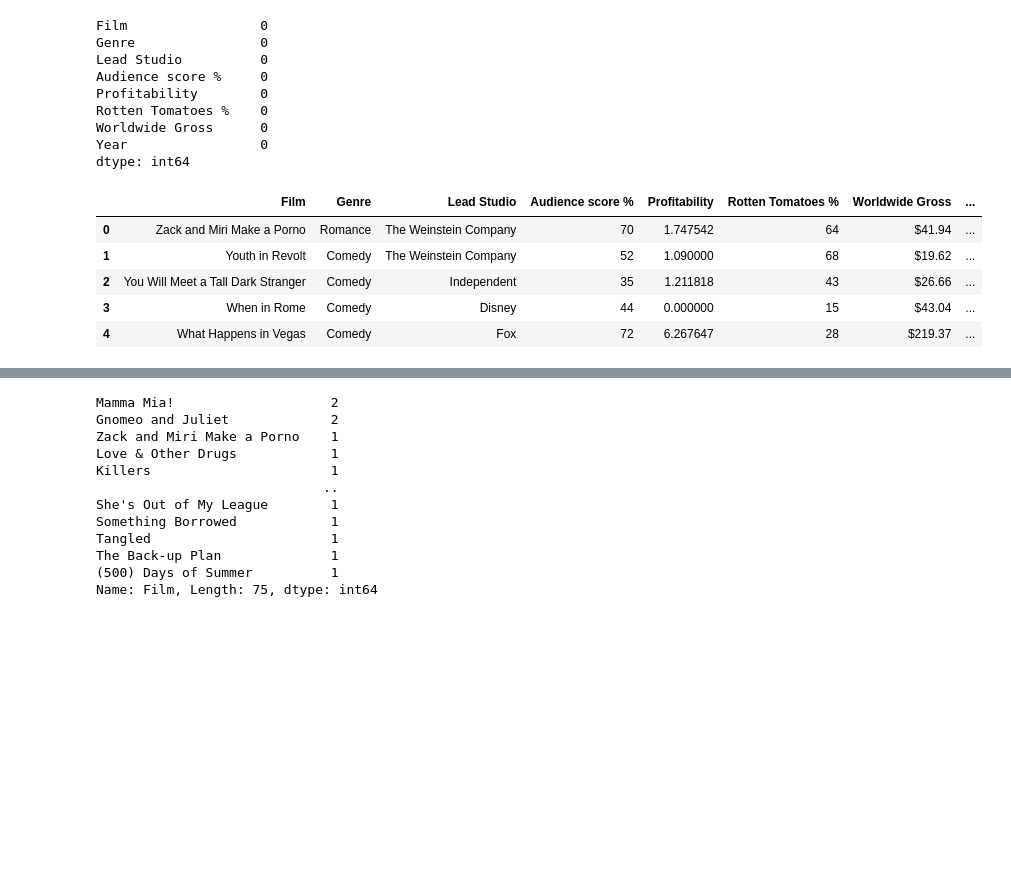
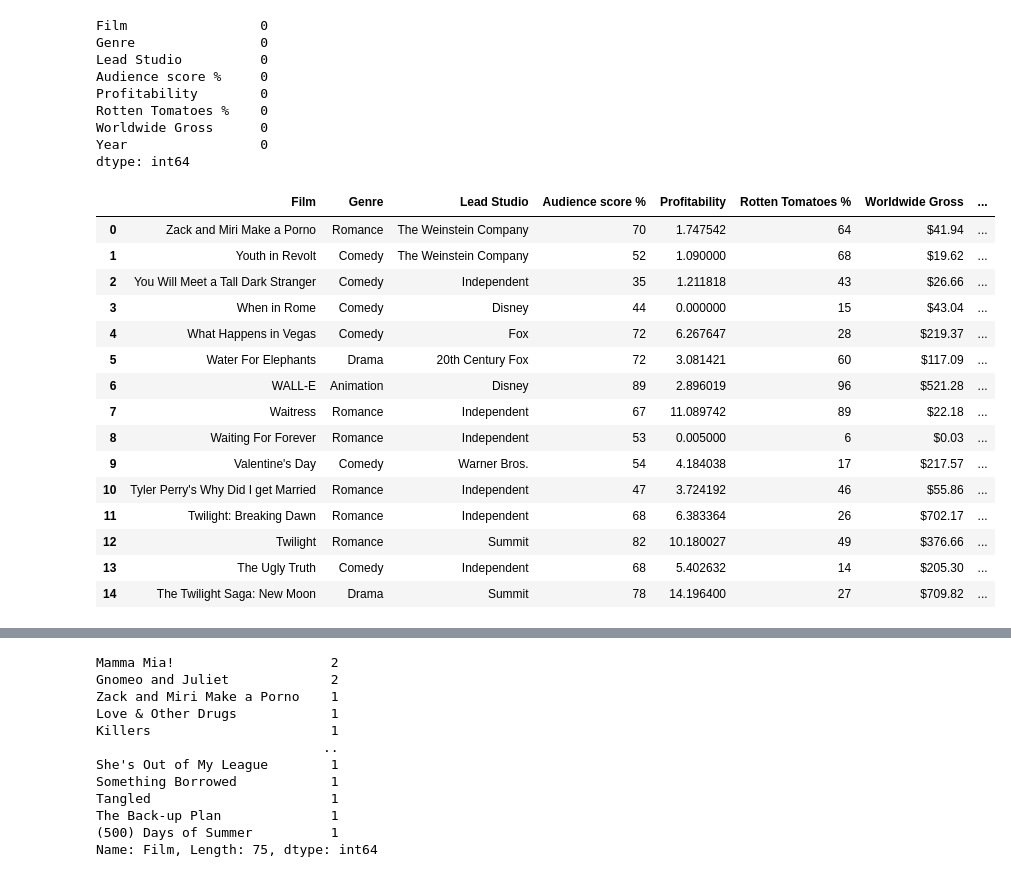
Before and after one commit to staspb2012/Educational_projects, a Jupyter notebook: Cinema_stats.ipynb, the cells around one changed output, grey strips where cells are left out. Saved outputs shown, nothing was run; the diff lists cells and outputs as text; code cells hidden in the pictures; blank space fills up the shorter version.

```diff
--- a/Cinema_stats.ipynb
+++ b/Cinema_stats.ipynb
@@ -77,13 +85,23 @@ Year                 0
 dtype: int64
 # %%
 #Выводим верхние значения для ознакомления с датафреймом
-cinema.head()
+cinema.head(15)
 # %% [output]
 |  | Film | Genre | Lead Studio | Audience score % | Profitability | Rotten Tomatoes % | Worldwide Gross | ... |
 | 0 | Zack and Miri Make a Porno | Romance | The Weinstein Company | 70 | 1.747542 | 64 | $41.94 | ... |
 | 1 | Youth in Revolt | Comedy | The Weinstein Company | 52 | 1.090000 | 68 | $19.62 | ... |
 | 2 | You Will Meet a Tall Dark Stranger | Comedy | Independent | 35 | 1.211818 | 43 | $26.66 | ... |
 | 3 | When in Rome | Comedy | Disney | 44 | 0.000000 | 15 | $43.04 | ... |
 | 4 | What Happens in Vegas | Comedy | Fox | 72 | 6.267647 | 28 | $219.37 | ... |
+| 5 | Water For Elephants | Drama | 20th Century Fox | 72 | 3.081421 | 60 | $117.09 | ... |
+| 6 | WALL-E | Animation | Disney | 89 | 2.896019 | 96 | $521.28 | ... |
+| 7 | Waitress | Romance | Independent | 67 | 11.089742 | 89 | $22.18 | ... |
+| 8 | Waiting For Forever | Romance | Independent | 53 | 0.005000 | 6 | $0.03 | ... |
+| 9 | Valentine's Day | Comedy | Warner Bros. | 54 | 4.184038 | 17 | $217.57 | ... |
+| 10 | Tyler Perry's Why Did I get Married | Romance | Independent | 47 | 3.724192 | 46 | $55.86 | ... |
+| 11 | Twilight: Breaking Dawn | Romance | Independent | 68 | 6.383364 | 26 | $702.17 | ... |
+| 12 | Twilight | Romance | Summit | 82 | 10.180027 | 49 | $376.66 | ... |
+| 13 | The Ugly Truth | Comedy | Independent | 68 | 5.402632 | 14 | $205.30 | ... |
+| 14 | The Twilight Saga: New Moon | Drama | Summit | 78 | 14.196400 | 27 | $709.82 | ... |
 # %%
 #Выводим нижние значения для ознакомления с датафреймом
```
Also changed, not shown: parts of 8 cells of this notebook.
